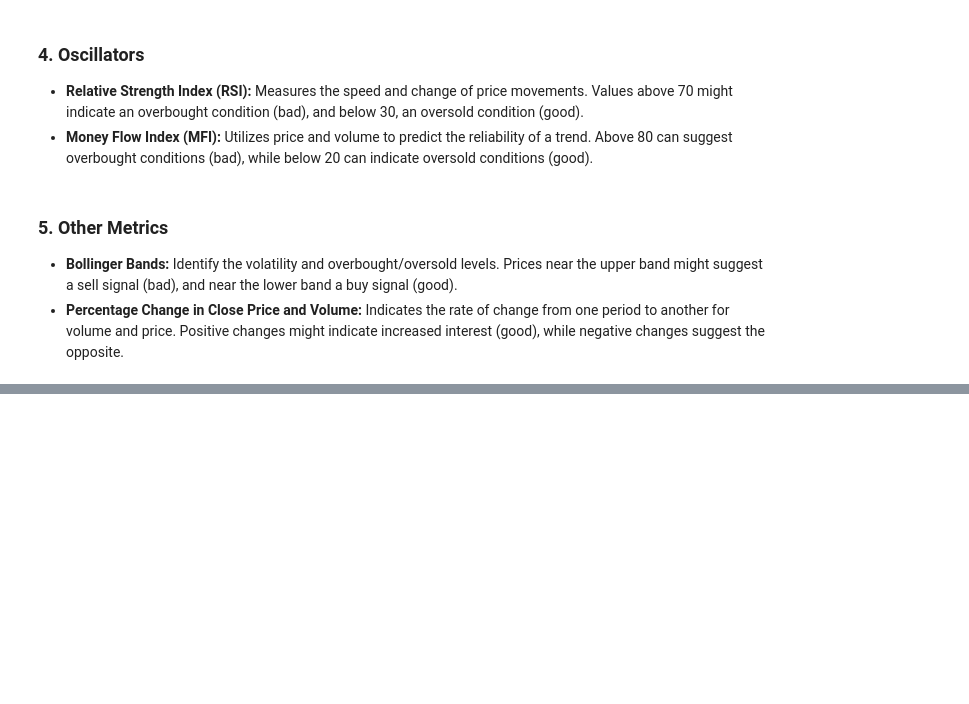
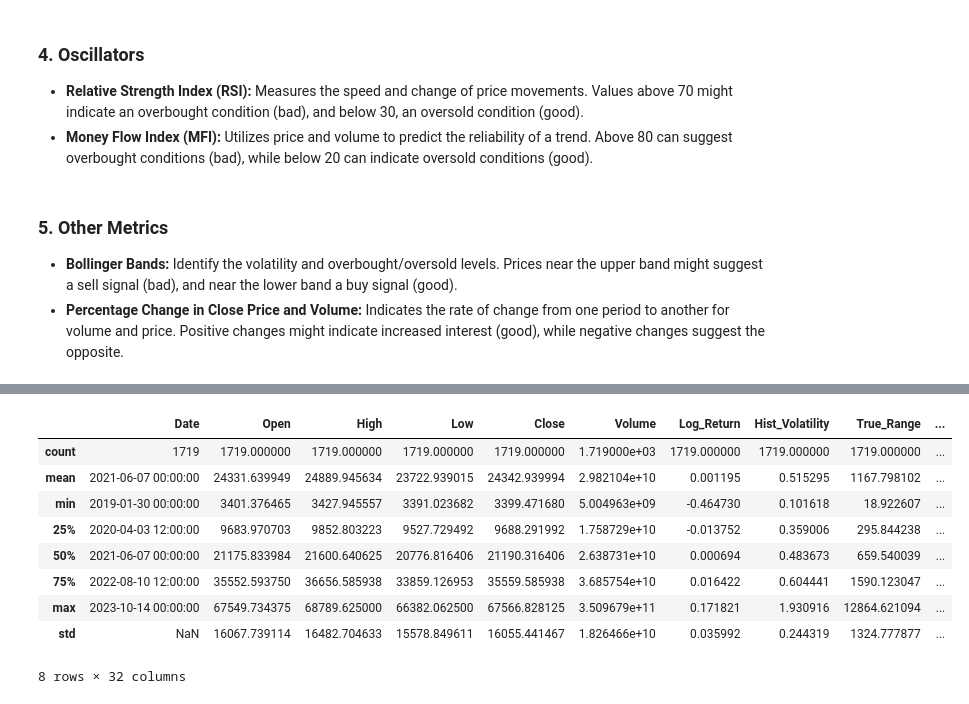
Before and after one commit to MaxPolak97/crypto-data-analysis, a Jupyter notebook: 01_Data_Engineering.ipynb, the cells around one changed output, grey strips where cells are left out. Cells and saved outputs as stored; diff of their text form; code cells hidden in the pictures; blank space fills up the shorter version.

```diff
--- a/01_Data_Engineering.ipynb
+++ b/01_Data_Engineering.ipynb
@@ -192,0 +210,14 @@ fig_4.show()
+# %%
+# Check summary statistics
+df_btc.describe()
+# %% [output]
+|  | Date | Open | High | Low | Close | Volume | Log_Return | Hist_Volatility | True_Range | ... |
+| count | 1719 | 1719.000000 | 1719.000000 | 1719.000000 | 1719.000000 | 1.719000e+03 | 1719.000000 | 1719.000000 | 1719.000000 | ... |
+| mean | 2021-06-07 00:00:00 | 24331.639949 | 24889.945634 | 23722.939015 | 24342.939994 | 2.982104e+10 | 0.001195 | 0.515295 | 1167.798102 | ... |
+| min | 2019-01-30 00:00:00 | 3401.376465 | 3427.945557 | 3391.023682 | 3399.471680 | 5.004963e+09 | -0.464730 | 0.101618 | 18.922607 | ... |
+| 25% | 2020-04-03 12:00:00 | 9683.970703 | 9852.803223 | 9527.729492 | 9688.291992 | 1.758729e+10 | -0.013752 | 0.359006 | 295.844238 | ... |
+| 50% | 2021-06-07 00:00:00 | 21175.833984 | 21600.640625 | 20776.816406 | 21190.316406 | 2.638731e+10 | 0.000694 | 0.483673 | 659.540039 | ... |
+| 75% | 2022-08-10 12:00:00 | 35552.593750 | 36656.585938 | 33859.126953 | 35559.585938 | 3.685754e+10 | 0.016422 | 0.604441 | 1590.123047 | ... |
+| max | 2023-10-14 00:00:00 | 67549.734375 | 68789.625000 | 66382.062500 | 67566.828125 | 3.509679e+11 | 0.171821 | 1.930916 | 12864.621094 | ... |
+| std | NaN | 16067.739114 | 16482.704633 | 15578.849611 | 16055.441467 | 1.826466e+10 | 0.035992 | 0.244319 | 1324.777877 | ... |
+8 rows × 32 columns
```
Also changed, not shown: parts of 25 cells of this notebook, 3 other files.
